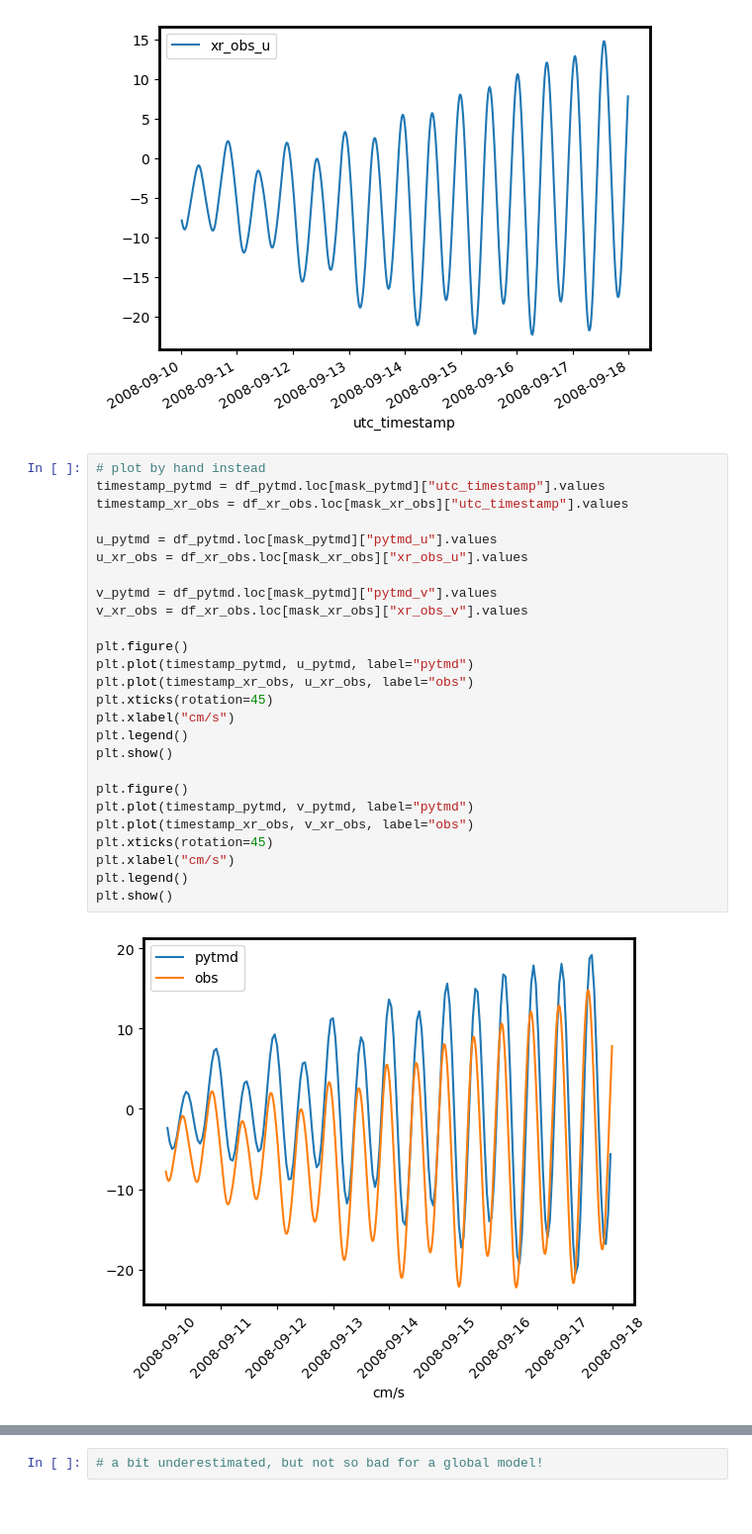
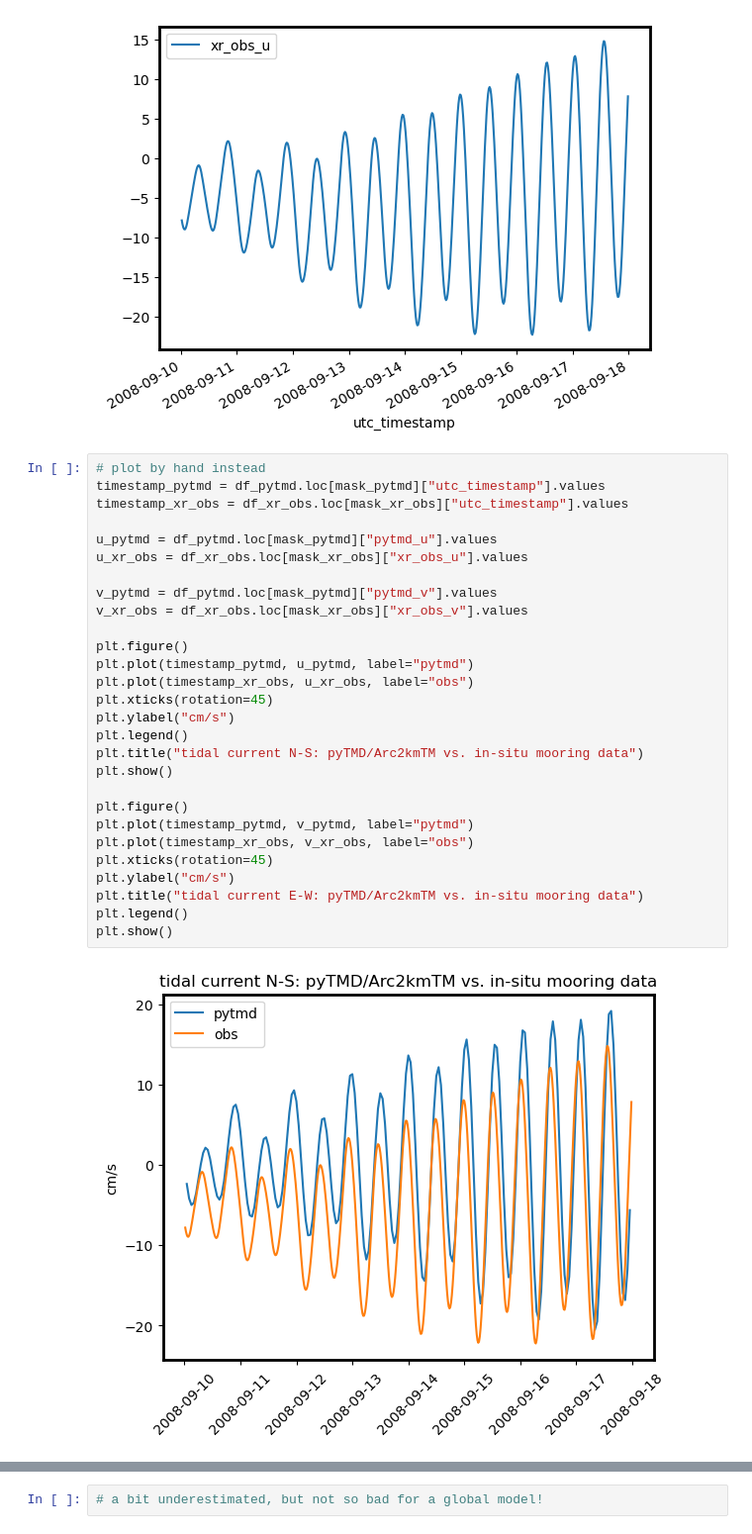
Before and after one commit to tsutterley/pyTMD, a Jupyter notebook: notebooks/SimpleScriptGetTideCurrentTimeseries.ipynb, the cells around one changed output, grey strips where cells are left out. Shown at 99% size. Drawn from its saved outputs; the diff is of its cells as text; blank space fills up the shorter version.

```diff
--- a/notebooks/SimpleScriptGetTideCurrentTimeseries.ipynb
+++ b/notebooks/SimpleScriptGetTideCurrentTimeseries.ipynb
@@ -254,28 +254,30 @@ plt.show()
 # %%
 # plot by hand instead
 timestamp_pytmd = df_pytmd.loc[mask_pytmd]["utc_timestamp"].values
 timestamp_xr_obs = df_xr_obs.loc[mask_xr_obs]["utc_timestamp"].values
 
 u_pytmd = df_pytmd.loc[mask_pytmd]["pytmd_u"].values
 u_xr_obs = df_xr_obs.loc[mask_xr_obs]["xr_obs_u"].values
 
 v_pytmd = df_pytmd.loc[mask_pytmd]["pytmd_v"].values
 v_xr_obs = df_xr_obs.loc[mask_xr_obs]["xr_obs_v"].values
 
 plt.figure()
 plt.plot(timestamp_pytmd, u_pytmd, label="pytmd")
 plt.plot(timestamp_xr_obs, u_xr_obs, label="obs")
 plt.xticks(rotation=45)
-plt.xlabel("cm/s")
+plt.ylabel("cm/s")
 plt.legend()
+plt.title("tidal current N-S: pyTMD/Arc2kmTM vs. in-situ mooring data")
 plt.show()
 
 plt.figure()
 plt.plot(timestamp_pytmd, v_pytmd, label="pytmd")
 plt.plot(timestamp_xr_obs, v_xr_obs, label="obs")
 plt.xticks(rotation=45)
-plt.xlabel("cm/s")
+plt.ylabel("cm/s")
+plt.title("tidal current E-W: pyTMD/Arc2kmTM vs. in-situ mooring data")
 plt.legend()
 plt.show()
 # %% [output]
-[figure, old version]
+[figure, new version]
```
Also changed, not shown: parts of 2 cells of this notebook, 1 other file.
